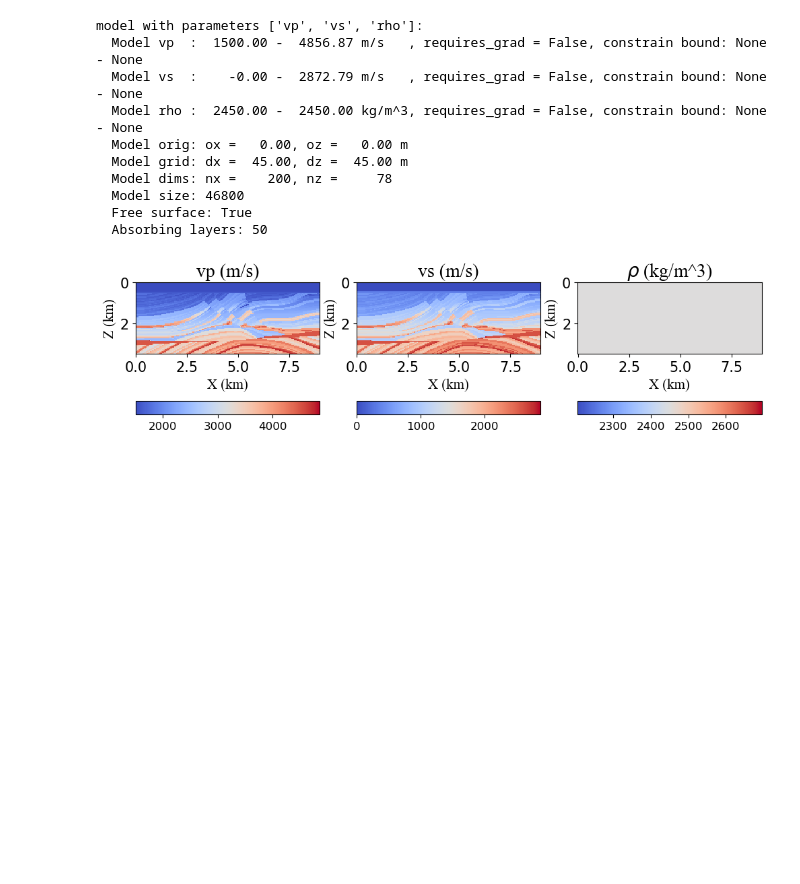
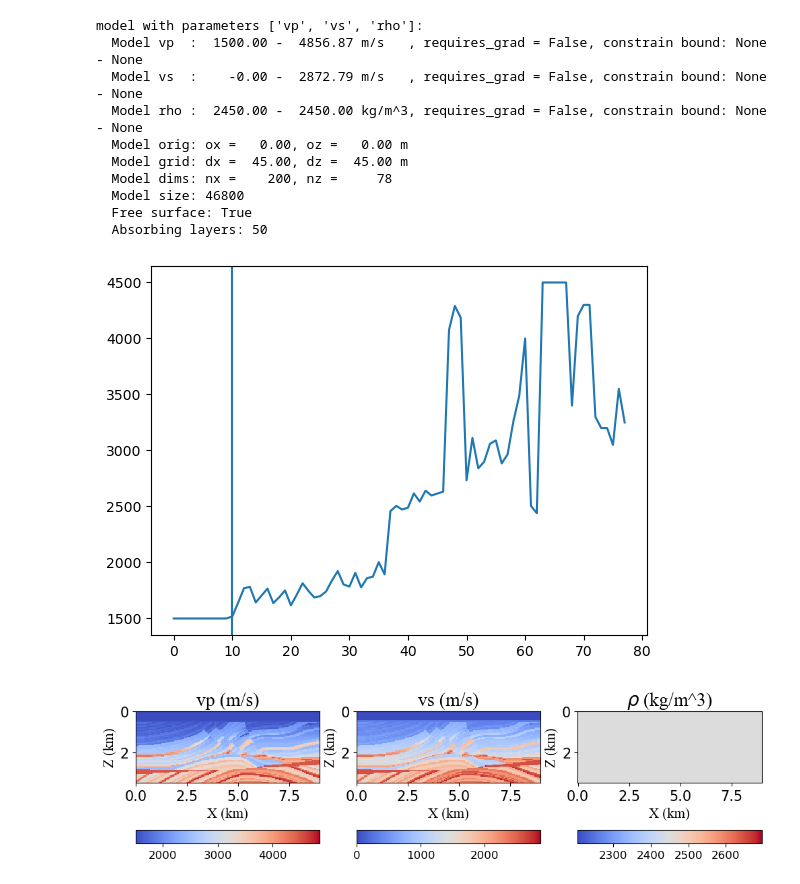
Before and after one commit to liufeng2317/ADFWI, a Jupyter notebook: examples/elastic/Iso-elastic-Marmousi2-shotTop-recTop/01_forward.ipynb, the cells around one changed output. Saved outputs shown, nothing was run; the diff lists cells and outputs as text; code cells hidden in the pictures; blank space fills up the shorter version.

```diff
--- a/examples/elastic/Iso-elastic-Marmousi2-shotTop-recTop/01_forward.ipynb
+++ b/examples/elastic/Iso-elastic-Marmousi2-shotTop-recTop/01_forward.ipynb
@@ -74,6 +74,13 @@ model with parameters ['vp', 'vs', 'rho']:
   Model size: 46800
   Free surface: True
   Absorbing layers: 50
+# %%
+plt.figure()
+plt.plot(model.vp[:,10].cpu().detach().numpy())
+plt.axvline(x=10)
+plt.show()
+# %% [output]
+[figure, added]
 # %%
 # Plot the primary wave velocity (vp) and density (rho) of the model
 model._plot_vp_vs_rho(figsize=(12,5),wspace=0.2,cbar_pad_fraction=0.18,cbar_height=0.04,cmap='coolwarm',save_path=os.path.join(project_path,"model/true_vp_vs_rho.png"))
```
Also changed, not shown: parts of 6 cells of this notebook, 35 other files.
